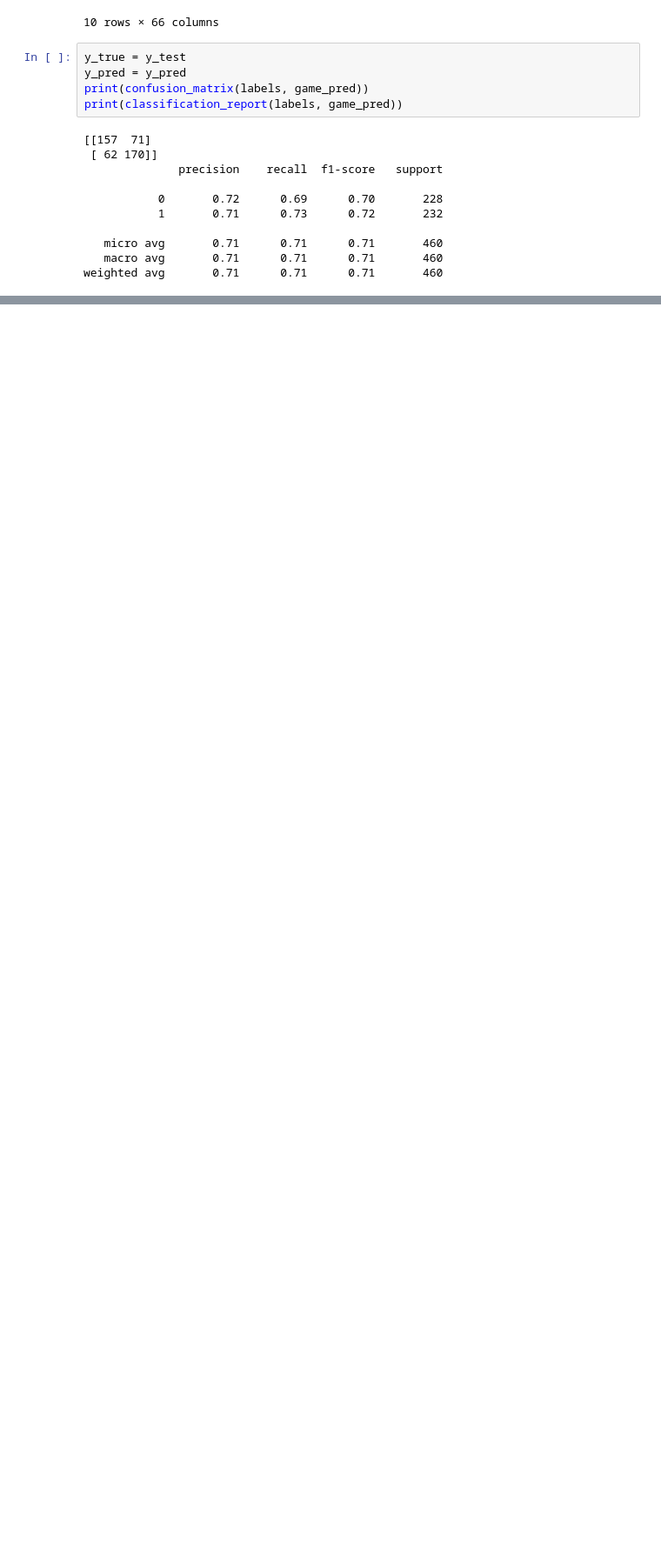
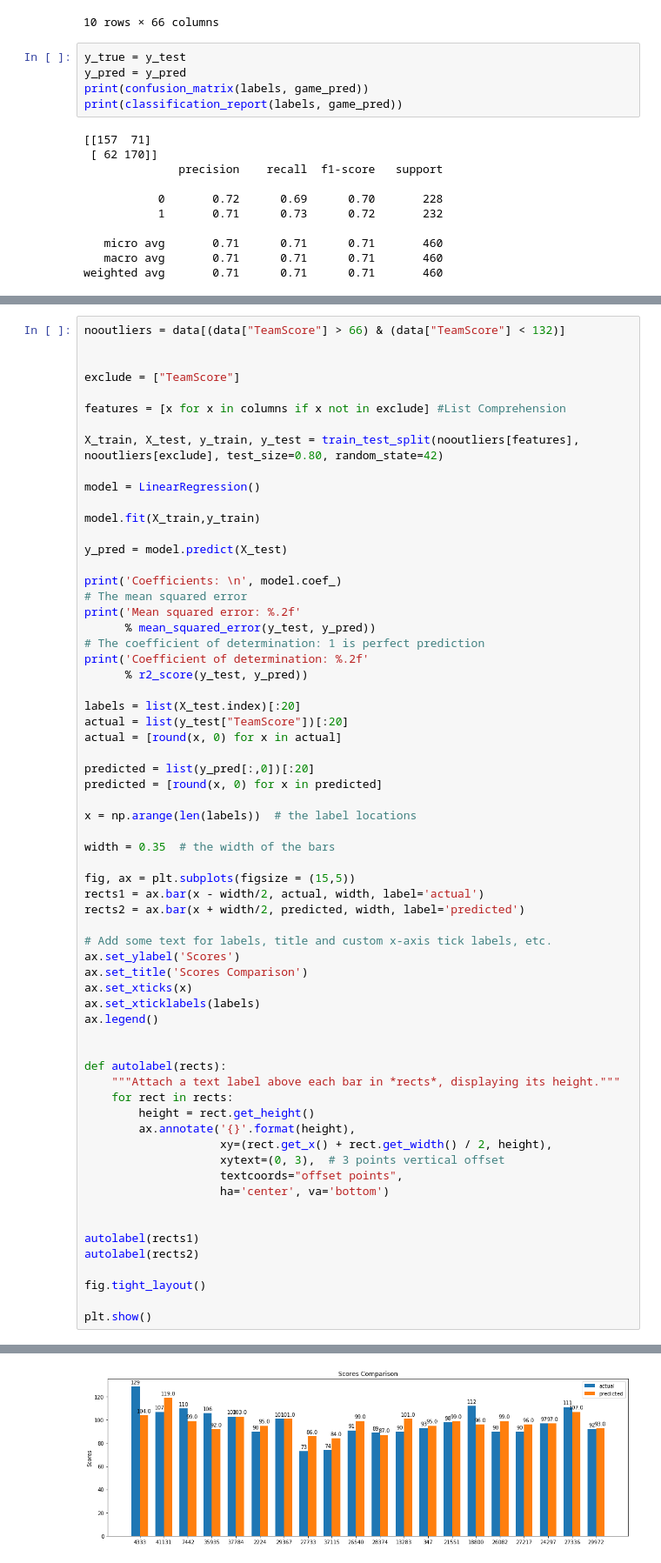
Before and after one commit to fr4nc1sj0hn/DataScienceTraininingWTW, a Jupyter notebook: Machine Learning Fundamentals.ipynb, the cells around one changed output, grey strips where cells are left out. Shown: that part at 87% size. Saved outputs shown, nothing was run; the diff lists cells and outputs as text; blank space fills up the shorter version.

```diff
--- a/Machine Learning Fundamentals.ipynb
+++ b/Machine Learning Fundamentals.ipynb
@@ -124,0 +335,65 @@ weighted avg       0.71      0.71      0.71       460
+# %%
+nooutliers = data[(data["TeamScore"] > 66) & (data["TeamScore"] < 132)]
+
+
+exclude = ["TeamScore"]
+
+features = [x for x in columns if x not in exclude] #List Comprehension
+
+X_train, X_test, y_train, y_test = train_test_split(nooutliers[features], nooutliers[exclude], test_size=0.80, random_state=42)
+
+model = LinearRegression()
+
+model.fit(X_train,y_train)
+
+y_pred = model.predict(X_test)
+
+print('Coefficients: \n', model.coef_)
+# The mean squared error
+print('Mean squared error: %.2f'
+      % mean_squared_error(y_test, y_pred))
+# The coefficient of determination: 1 is perfect prediction
+print('Coefficient of determination: %.2f'
+      % r2_score(y_test, y_pred))
+
+labels = list(X_test.index)[:20]
+actual = list(y_test["TeamScore"])[:20]
+actual = [round(x, 0) for x in actual]
+
+predicted = list(y_pred[:,0])[:20]
+predicted = [round(x, 0) for x in predicted]
+
+x = np.arange(len(labels))  # the label locations
+
+width = 0.35  # the width of the bars
+
+fig, ax = plt.subplots(figsize = (15,5))
+rects1 = ax.bar(x - width/2, actual, width, label='actual')
+rects2 = ax.bar(x + width/2, predicted, width, label='predicted')
+
+# Add some text for labels, title and custom x-axis tick labels, etc.
+ax.set_ylabel('Scores')
+ax.set_title('Scores Comparison')
+ax.set_xticks(x)
+ax.set_xticklabels(labels)
+ax.legend()
+
+
+def autolabel(rects):
+    """Attach a text label above each bar in *rects*, displaying its height."""
+    for rect in rects:
+        height = rect.get_height()
+        ax.annotate('{}'.format(height),
+                    xy=(rect.get_x() + rect.get_width() / 2, height),
+                    xytext=(0, 3),  # 3 points vertical offset
+                    textcoords="offset points",
+                    ha='center', va='bottom')
+
+
+autolabel(rects1)
+autolabel(rects2)
+
+fig.tight_layout()
+
+plt.show()
+# %% [output]
@@ -124,0 +417 @@ weighted avg       0.71      0.71      0.71       460
+[figure, added]
```
Also changed, not shown: parts of 15 cells of this notebook, 1 other file.
